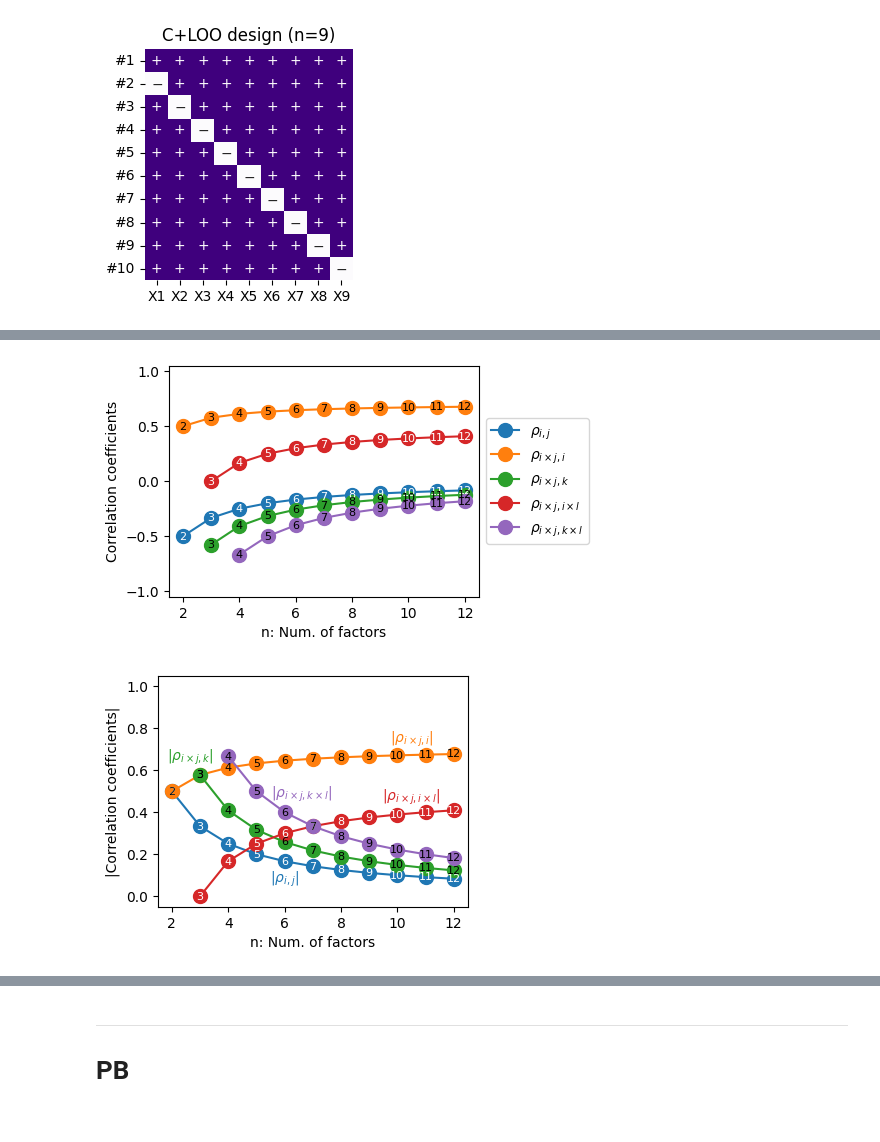
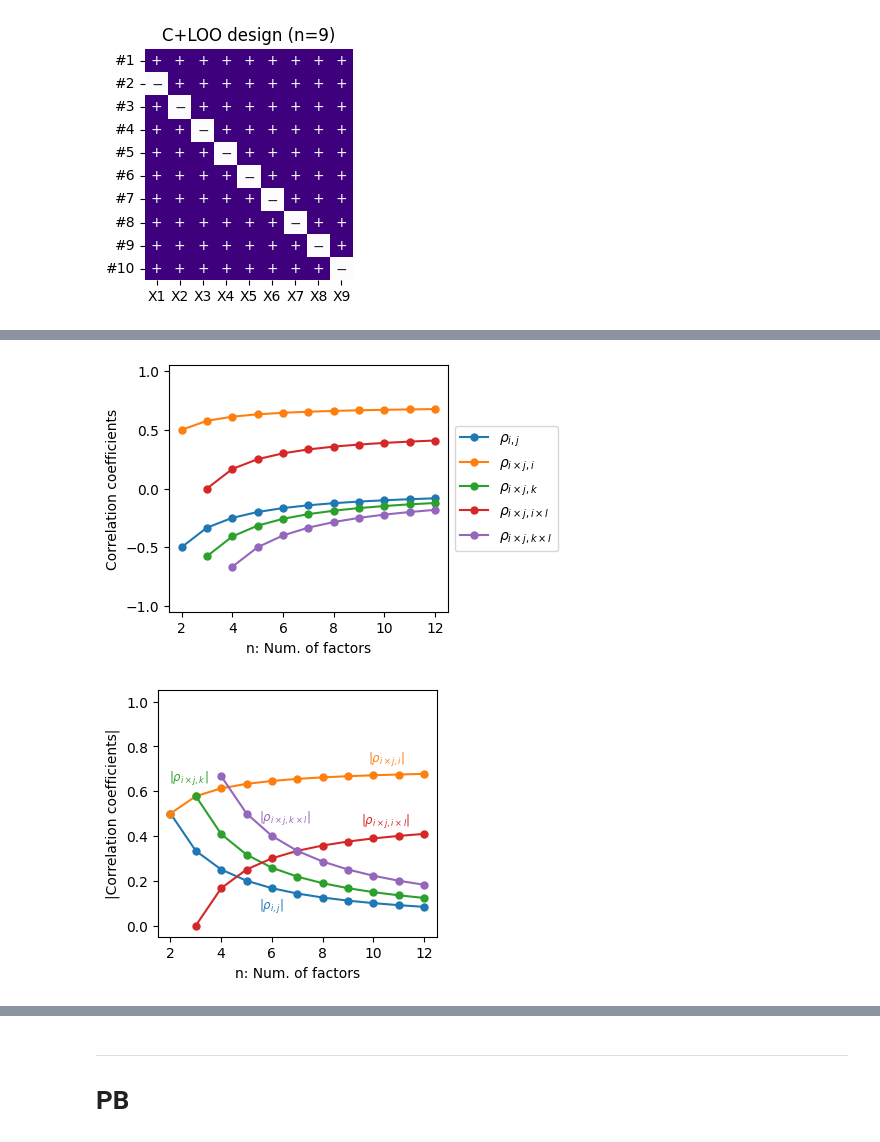
Before and after one commit to yo-aka-gene/WhyDOE, a Jupyter notebook: jupyternb/design_matrices.ipynb, the cells around one changed output, grey strips where cells are left out. Saved outputs shown, nothing was run; the diff lists cells and outputs as text; code cells hidden in the pictures.

Commit message:
:recycle::art: refine figure aesthetics

```diff
--- a/jupyternb/design_matrices.ipynb
+++ b/jupyternb/design_matrices.ipynb
@@ -135,77 +123,77 @@ i12i34 = np.vectorize(int12_34)
 # %%
 n = np.arange(12) + 1
 # %%
-fig, ax = plt.subplots(figsize=(4, 3))
+fig, ax = plt.subplots(figsize=(3.6, 3.2))
 
 # ax.plot(n, m1m1(n), label=r"$\rho_{i,i}$", marker="o")
-ax.plot(n, m1m2(n), label=r"$\rho_{i,j}$", marker="o", markersize=10)
-ax.plot(n, m1i12(n), label=r"$\rho_{i\times j,i}$", marker="o", markersize=10)
-ax.plot(n, m1i23(n), label=r"$\rho_{i\times j,k}$", marker="o", markersize=10)
+ax.plot(n, m1m2(n), label=r"$\rho_{i,j}$", marker="o", markersize=5)
+ax.plot(n, m1i12(n), label=r"$\rho_{i\times j,i}$", marker="o", markersize=5)
+ax.plot(n, m1i23(n), label=r"$\rho_{i\times j,k}$", marker="o", markersize=5)
 # ax.plot(n, i12i12(n), label=r"$\rho_{i\times j,i\times j}$", marker="o")
-ax.plot(n, i12i13(n), label=r"$\rho_{i\times j,i\times l}$", marker="o", markersize=10)
-ax.plot(n, i12i34(n), label=r"$\rho_{i\times j,k\times l}$", marker="o", markersize=10)
+ax.plot(n, i12i13(n), label=r"$\rho_{i\times j,i\times l}$", marker="o", markersize=5)
+ax.plot(n, i12i34(n), label=r"$\rho_{i\times j,k\times l}$", marker="o", markersize=5)
 
-for i, f in enumerate([m1m2, m1i12, m1i23, i12i13, i12i34]):
-    colorcodes = {idx: f"tab:{c}" for idx, c in enumerate(["blue", "orange", "green", "red", "purple"])}
-    for x, y in zip(n, f(n)):
-        if not np.isnan(y):
-            ax.text(
-                x, y, x, size=8, ha="center", va="center",
-                c=textcolor(mcolors.to_rgba(colorcodes[i]), dark="0")
-            )
+# for i, f in enumerate([m1m2, m1i12, m1i23, i12i13, i12i34]):
+#     colorcodes = {idx: f"tab:{c}" for idx, c in enumerate(["blue", "orange", "green", "red", "purple"])}
+#     for x, y in zip(n, f(n)):
+#         if not np.isnan(y):
+#             ax.text(
+#                 x, y, x, size=8, ha="center", va="center",
+#                 c=textcolor(mcolors.to_rgba(colorcodes[i]), dark="0")
+#             )
 
 ax.set_ylim(-1.05, 1.05)
 ax.legend(
     loc="center left", bbox_to_anchor=(1, .5),
     # loc="lower right",
     # fontsize="x-small"
 )
-ax.set(ylabel="Correlation coefficients", xlabel="n: Num. of factors")
+ax.set(ylabel="Correlation coefficients", xlabel="n: Num. of factors");
 
-if conf.savefig:
-        fig.savefig(f"{conf.out}/corr", **kwarg_savefig)
+# if conf.savefig:
+#         fig.savefig(f"{conf.out}/corr", **kwarg_savefig)
 # %% [output]
-[figure, old version]
+[figure, new version]
 # %%
-fig, ax = plt.subplots(figsize=(4, 3))
+fig, ax = plt.subplots(figsize=(3.6, 3.2))
 
 # ax.plot(n, np.abs(m1m1(n)), label=r"$|\rho_{i,i}|$", marker="o")
-ax.plot(n, np.abs(m1m2(n)), label=r"$|\rho_{i,j}|$", marker="o", markersize=10)
-ax.plot(n, np.abs(m1i12(n)), label=r"$|\rho_{i\times j,i}|$", marker="o", markersize=10)
-ax.plot(n, np.abs(m1i23(n)), label=r"$|\rho_{i\times j,k}|$", marker="o", markersize=10)
+ax.plot(n, np.abs(m1m2(n)), label=r"$|\rho_{i,j}|$", marker="o", markersize=5)
+ax.plot(n, np.abs(m1i12(n)), label=r"$|\rho_{i\times j,i}|$", marker="o", markersize=5)
+ax.plot(n, np.abs(m1i23(n)), label=r"$|\rho_{i\times j,k}|$", marker="o", markersize=5)
 # ax.plot(n, np.abs(i12i12(n)), label=r"$|\rho_{i\times j,i\times j}|$", marker="o")
-ax.plot(n, np.abs(i12i13(n)), label=r"$|\rho_{i\times j,i\times l}|$", marker="o", markersize=10)
-ax.plot(n, np.abs(i12i34(n)), label=r"$|\rho_{i\times j,k\times l}|$", marker="o", markersize=10)
+ax.plot(n, np.abs(i12i13(n)), label=r"$|\rho_{i\times j,i\times l}|$", marker="o", markersize=5)
+ax.plot(n, np.abs(i12i34(n)), label=r"$|\rho_{i\times j,k\times l}|$", marker="o", markersize=5)
 
-for i, f in enumerate([m1m2, m1i12, m1i23, i12i13, i12i34]):
-    colorcodes = {idx: f"tab:{c}" for idx, c in enumerate(["blue", "orange", "green", "red", "purple"])}
-    for x, y in zip(n, abs(f(n))):
-        if not np.isnan(y):
-            ax.text(
-                x, y, x, size=8, ha="center", va="center",
-                c=textcolor(mcolors.to_rgba(colorcodes[i]), dark="0")
-            )
+# for i, f in enumerate([m1m2, m1i12, m1i23, i12i13, i12i34]):
+#     colorcodes = {idx: f"tab:{c}" for idx, c in enumerate(["blue", "orange", "green", "red", "purple"])}
+#     for x, y in zip(n, abs(f(n))):
+#         if not np.isnan(y):
+#             ax.text(
+#                 x, y, x, size=8, ha="center", va="center",
+#                 c=textcolor(mcolors.to_rgba(colorcodes[i]), dark="0")
+#             )
 
 
 ax.set_ylim(-.05, 1.05)
 
-ax.text(6, np.abs(m1m2(n))[5] - .04, r"$|\rho_{i,j}|$", ha="center", va="top", color="C0")
-ax.text(10.5, np.abs(m1i12(n))[-3:-1].mean() + .03, r"$|\rho_{i\times j,i}|$", ha="center", va="bottom", color="C1")
-ax.text(3.5, np.abs(m1i23(n))[2] + .04, r"$|\rho_{i\times j,k}|$", ha="right", va="bottom", color="C2")
-ax.text(10.5, np.abs(i12i13(n))[-3:-1].mean() + .03, r"$|\rho_{i\times j,i\times l}|$", ha="center", va="bottom", color="C3")
-ax.text(5.5, np.abs(i12i34(n))[5] + .04, r"$|\rho_{i\times j,k\times l}|$", ha="left", va="bottom", color="C4")
+ax.text(6, np.abs(m1m2(n))[5] - .04, r"$|\rho_{i,j}|$", ha="center", va="top", color="C0", size="small")
+ax.text(10.5, np.abs(m1i12(n))[-3:-1].mean() + .03, r"$|\rho_{i\times j,i}|$", ha="center", va="bottom", color="C1", size="small")
+ax.text(3.5, np.abs(m1i23(n))[2] + .04, r"$|\rho_{i\times j,k}|$", ha="right", va="bottom", color="C2", size="small")
+ax.text(10.5, np.abs(i12i13(n))[-3:-1].mean() + .03, r"$|\rho_{i\times j,i\times l}|$", ha="center", va="bottom", color="C3", size="small")
+ax.text(5.5, np.abs(i12i34(n))[5] + .04, r"$|\rho_{i\times j,k\times l}|$", ha="left", va="bottom", color="C4", size="small")
 
 # ax.legend(
 #     # loc="center left", bbox_to_anchor=(1, .5),
-#     loc="upper left",
-#     fontsize="x-small"
+#     loc="upper left",　fontsize="x-small", ncol=2
 # )
 ax.set(ylabel="|Correlation coefficients|", xlabel="n: Num. of factors")
+ax.set_xticks(range(2, 13, 2))
 
 if conf.savefig:
         fig.savefig(f"{conf.out}/corr_abs", **kwarg_savefig)
 # %% [output]
-[figure, old version]
+[figure, new version]
 # %%
 from statsmodels.stats.outliers_influence import variance_inflation_factor
 # %%
```
Also changed, not shown: parts of 22 cells of this notebook.
